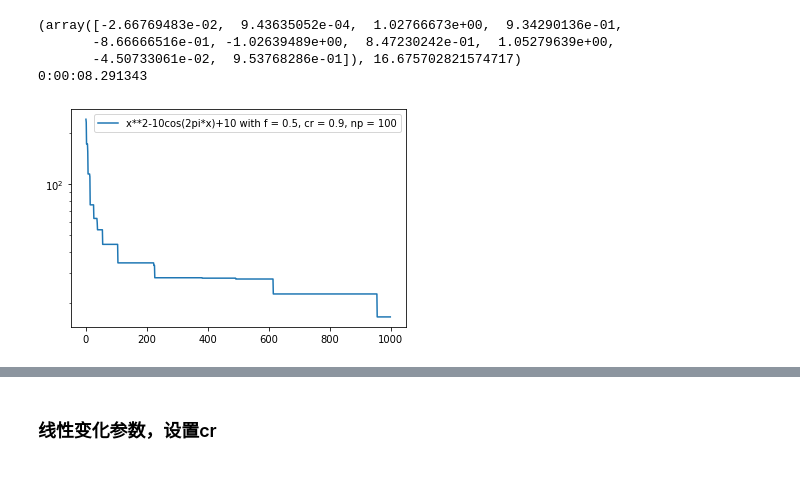
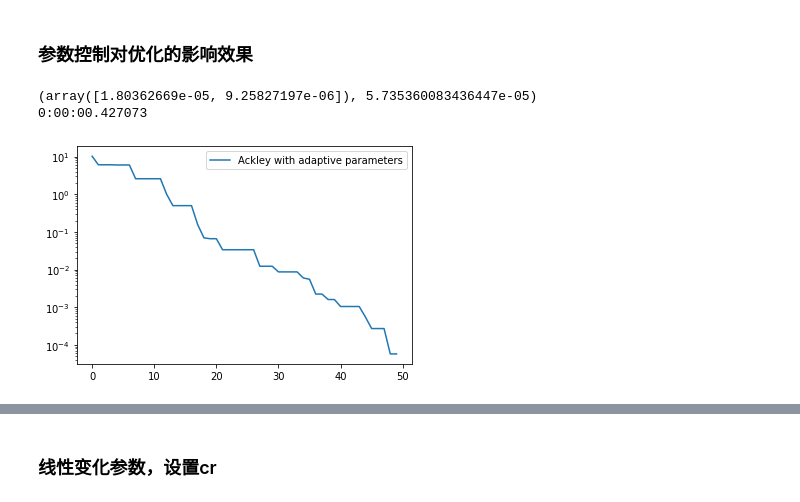
Before and after one commit to DanceToThis1/DE, a Jupyter notebook: DE1.ipynb, the cells around one changed output, grey strips where cells are left out. Cells and saved outputs as stored; diff of their text form; code cells hidden in the pictures; blank space fills up the shorter version.

```diff
--- a/DE1.ipynb
+++ b/DE1.ipynb
@@ -47 +91,22 @@ def de2(fobj, bounds, popsize=20, its=1000, gap = 0.00001):
+# %%
+# Ackley 函数，二维
+def Ackley(x):
+    p1 = -0.2 * ((0.5 * sum(x ** 2))** 0.5)
+    p2 = 0.5 * (sum(np.cos(2 * np.pi * x)))
+    return np.exp(1) + 20 - 20 * np.exp(p1) - np.exp(p2)
+
+# Rastrigin 函数维数不定
+def Rastrigin(x):
+    return sum(x ** 2 - 10 * np.cos(2 * np.pi * x) + 10)
+
+# Schaffer 函数变体，因为原函数是求最大值。此变体的最小值是-1, 对应x为(0,0)
+def Schaffer(x):
+    return ((np.sin(sum(x ** 2)** 0.5))** 2 - 0.5)/((1 + 0.001 * (sum(x ** 2)))** 2) - 0.5
+
+# Griewank函数
+def Griewank(x):
+    part = 1
+    for i in range (len(x)):
+        part *= np.cos(x[i]/(i+1) ** 0.5)
+    return 1 - part + sum(x ** 2) / 4000
 # %% [markdown]
@@ -105,19 +113,0 @@ print(end - start)
-# %%
-def fobj_test1():
-    it = list(de(fobj, [(-10,10)] * 10, mut = 0.5, crossp = 0.9, popsize = 100, its = 1000))
-    print(it[-1])
-    x, f = zip(*it)
-    plt.plot(f, label='x**2-10cos(2pi*x)+10 with f = 0.5, cr = 0.9, np = 100')
-#     plt.xscale('log')
-    plt.yscale('log')
-    plt.legend()
-start = datetime.datetime.now()
-fobj_test1()
-end = datetime.datetime.now()
-print(end - start)
-# %% [output]
-(array([-2.66769483e-02,  9.43635052e-04,  1.02766673e+00,  9.34290136e-01,
-       -8.66666516e-01, -1.02639489e+00,  8.47230242e-01,  1.05279639e+00,
-       -4.50733061e-02,  9.53768286e-01]), 16.675702821574717)
-0:00:08.291343
-[figure, removed]
@@ -123,0 +208,8 @@ print(end - start)
+# %% [markdown]
+### 参数控制对优化的影响效果
+# %%
+Ackley_sacpmde()
+# %% [output]
+(array([1.80362669e-05, 9.25827197e-06]), 5.735360083436447e-05)
+0:00:00.427073
+[figure, added]
```
Also changed, not shown: parts of 23 cells of this notebook, 8 other files.
